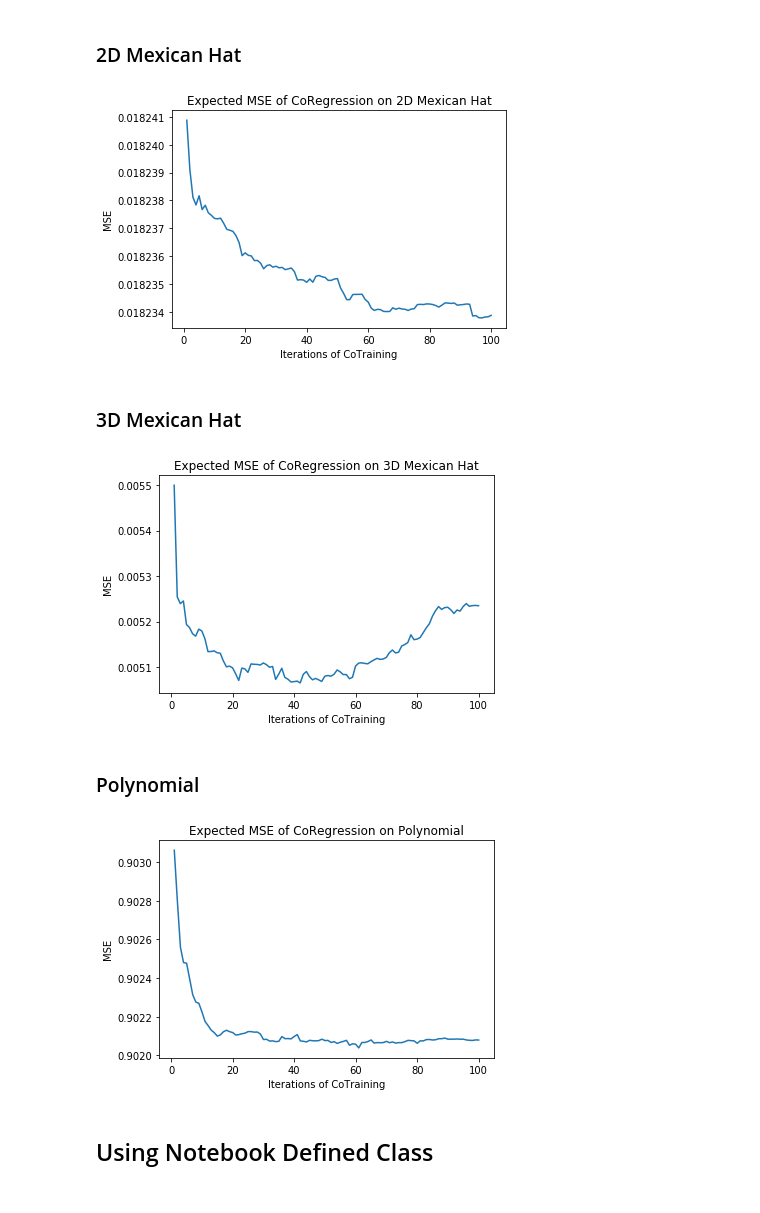
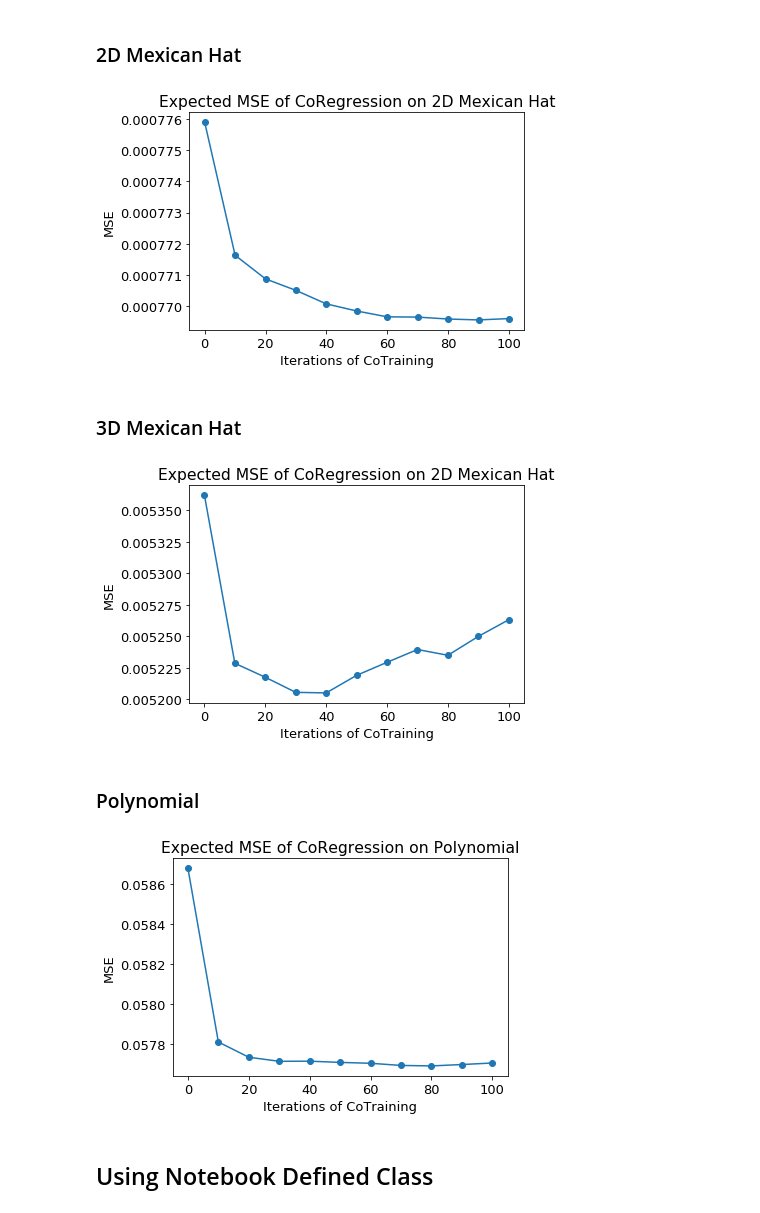
Before and after one commit to rflperry/mvlearn, a Jupyter notebook: coregression_testing.ipynb, the cells around one changed output. Drawn from its saved outputs; the diff is of its cells as text; code cells hidden in the pictures.

```diff
--- a/coregression_testing.ipynb
+++ b/coregression_testing.ipynb
@@ -13,7 +14,7 @@ from multiview.cotraining.ctregressor import CTRegressor
 ### 2D Mexican Hat
 # %%
 ups = 100
-ni = 100
+ni = 101
 
 N_samples = 3750
 N_test = 1250
@@ -21,7 +22,7 @@ labeled_portion = .1
 iter_errors_train_full = []
 iter_errors_test_full = []
 
-for seed in range(20):
+for seed in range(500):
     np.random.seed(seed)
     X = np.random.uniform(-2*np.pi, 2*np.pi, size=(N_samples,1))
     y = ((np.sin(np.abs(X)))/np.abs(X)).squeeze()
@@ -45,15 +46,18 @@ for seed in range(20):
 
 # iter_errors_train_avg = np.mean(np.array(iter_errors_train_full), axis=0)
 iter_errors_test_avg = np.mean(np.array(iter_errors_test_full), axis=0)
+# %%
+n_range = np.arange(0, 101, 10)
 # %%
+plt.rcParams.update({'font.size': 13})
 plt.figure()
-plt.plot(np.arange(1,ni+1), iter_errors_test_avg)
+plt.plot(n_range, iter_errors_test_avg[n_range], marker='o')
 plt.title("Expected MSE of CoRegression on 2D Mexican Hat")
 plt.xlabel("Iterations of CoTraining")
 plt.ylabel("MSE")
 plt.show()
 # %% [output]
-[figure, old version]
+[figure, new version]
 # %% [markdown]
 ### 3D Mexican Hat
 # %%
@@ -91,14 +95,15 @@ for seed in range(30):
 # iter_errors_train_avg = np.mean(np.array(iter_errors_train_full), axis=0)
 iter_errors_test_avg = np.mean(np.array(iter_errors_test_full), axis=0)
 # %%
+plt.rcParams.update({'font.size': 13})
 plt.figure()
-plt.plot(np.arange(1,ni+1), iter_errors_test_avg)
-plt.title("Expected MSE of CoRegression on 3D Mexican Hat")
+plt.plot(n_range, iter_errors_test_avg[n_range], marker='o')
+plt.title("Expected MSE of CoRegression on 2D Mexican Hat")
 plt.xlabel("Iterations of CoTraining")
 plt.ylabel("MSE")
 plt.show()
 # %% [output]
-[figure, old version]
+[figure, new version]
 # %% [markdown]
 ### Polynomial
 # %%
@@ -136,14 +141,15 @@ for seed in range(30):
 # iter_errors_train_avg = np.mean(np.array(iter_errors_train_full), axis=0)
 iter_errors_test_avg = np.mean(np.array(iter_errors_test_full), axis=0)
 # %%
+plt.rcParams.update({'font.size': 13})
 plt.figure()
-plt.plot(np.arange(1,ni+1), iter_errors_test_avg)
+plt.plot(n_range, iter_errors_test_avg[n_range], marker='o')
 plt.title("Expected MSE of CoRegression on Polynomial")
 plt.xlabel("Iterations of CoTraining")
 plt.ylabel("MSE")
 plt.show()
 # %% [output]
-[figure, old version]
+[figure, new version]
 # %% [markdown]
 ## Using Notebook Defined Class
 # %% [markdown]
```
Also changed, not shown: parts of 3 cells of this notebook, 2 other files.
